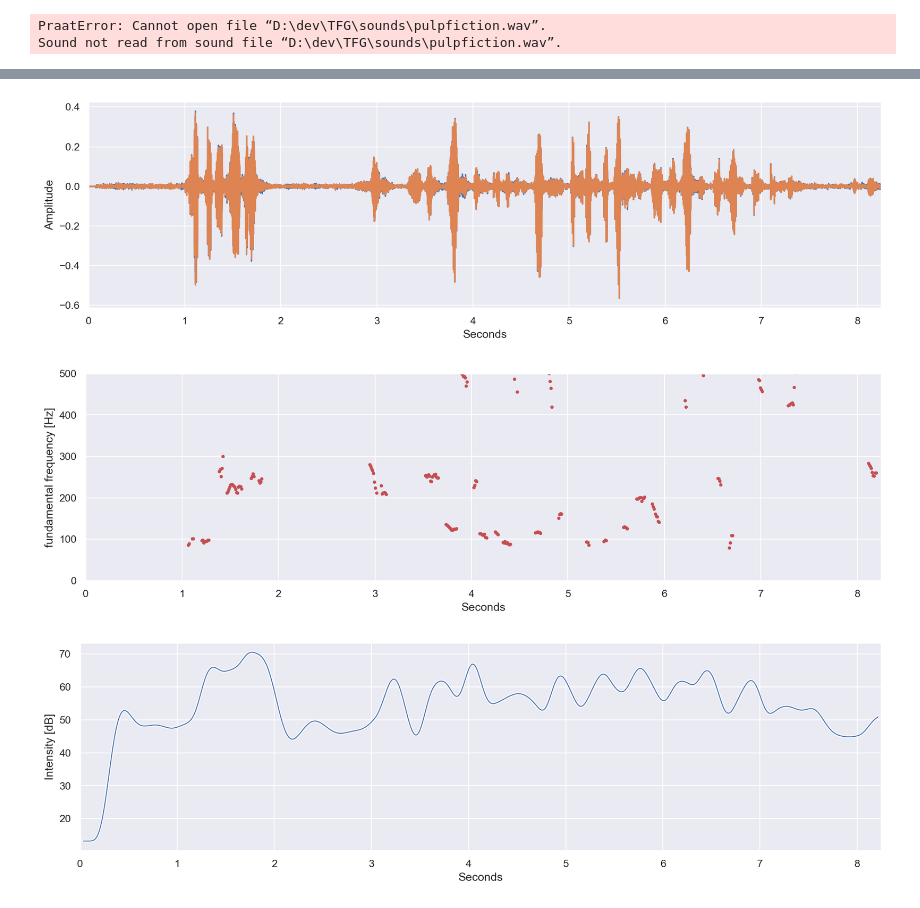
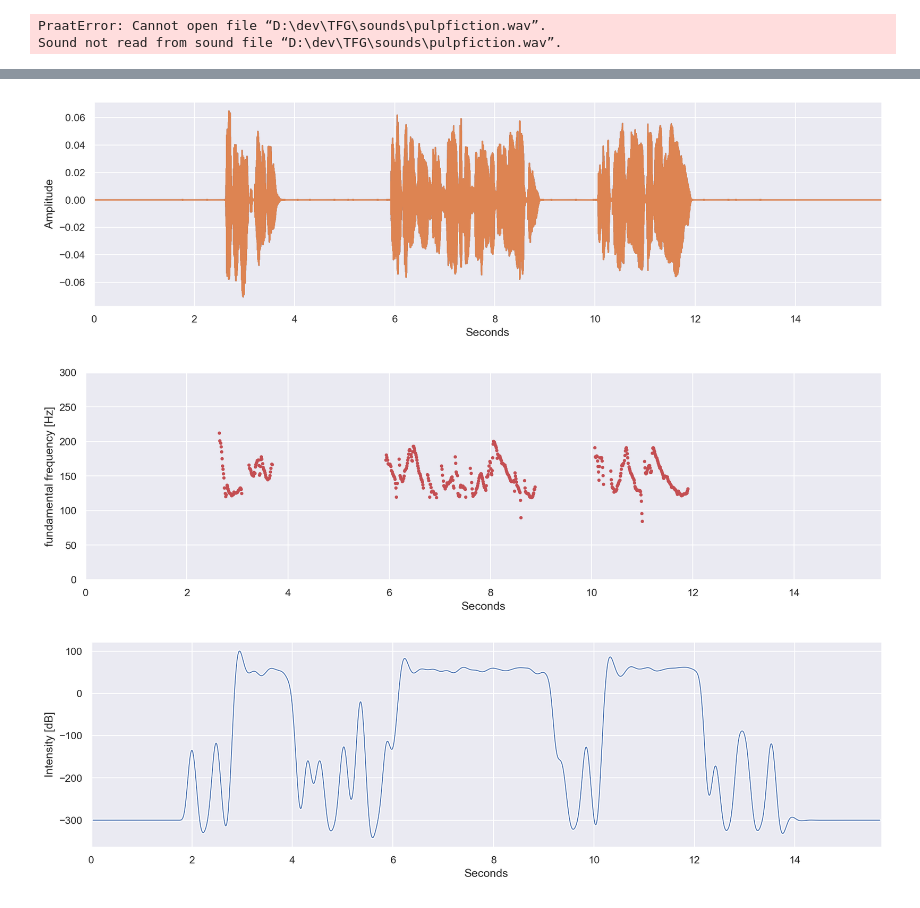
Before and after one commit to GuillermoOvejeroSanchez/VoiceSculptor, a Jupyter notebook: notebooks/NotebookAudio.ipynb, the cells around one changed output, grey strips where cells are left out. Saved outputs shown, nothing was run; the diff lists cells and outputs as text; code cells hidden in the pictures.

```diff
--- a/notebooks/NotebookAudio.ipynb
+++ b/notebooks/NotebookAudio.ipynb
@@ -219,30 +219,30 @@ def setupGraph(ymin, ymax, ylabel="", xlabel=""):
     plt.xlabel(xlabel)
     plt.grid(True)
 # %%
-file = "pulp-recortado.wav"
+file = "locucion1.wav"
 snd = parselmouth.Sound('../sounds/' + file)
 # %%
 intensity = snd.to_intensity()
 pitch = snd.to_pitch()
 
 
 b, a = signal.butter(3, 0.05)
 zi = signal.lfilter_zi(b, a)
 z, _ = signal.lfilter(b, a, intensity.values[0][:], zi=zi*intensity.values[0][0])
 z1, _ = signal.lfilter(b, a, z, zi=zi*z[0])
 intensity.values[0][:] = z1
 
 
 plot_wave(snd, pitch)
 plt.show()
 
-setupGraph(0, pitch.ceiling-100, ylabel="fundamental frequency [Hz]", xlabel="Seconds")
+setupGraph(0, pitch.ceiling-300, ylabel="fundamental frequency [Hz]", xlabel="Seconds")
 plotOnGraph(pitch, 'r')
 plt.show()
 
 draw_intensity(intensity, pitch)
 plt.show()
 # %% [output]
-[figure, old version]
+[figure, new version]
-[figure, old version]
+[figure, new version]
-[figure, old version]
+[figure, new version]
```
Also changed, not shown: 19 other files.
